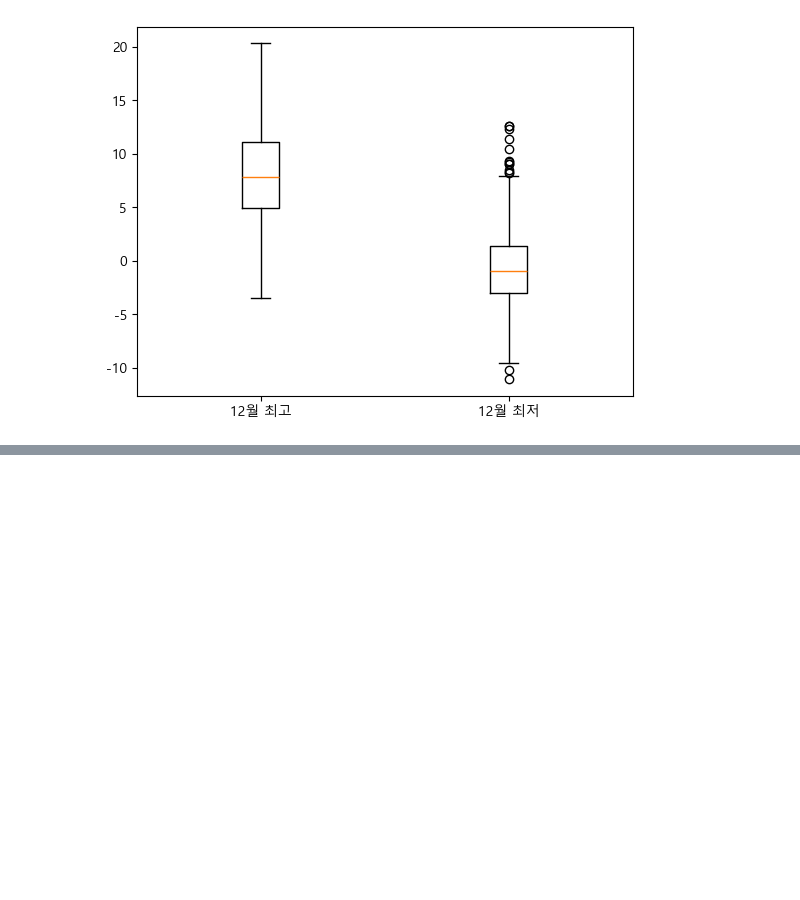
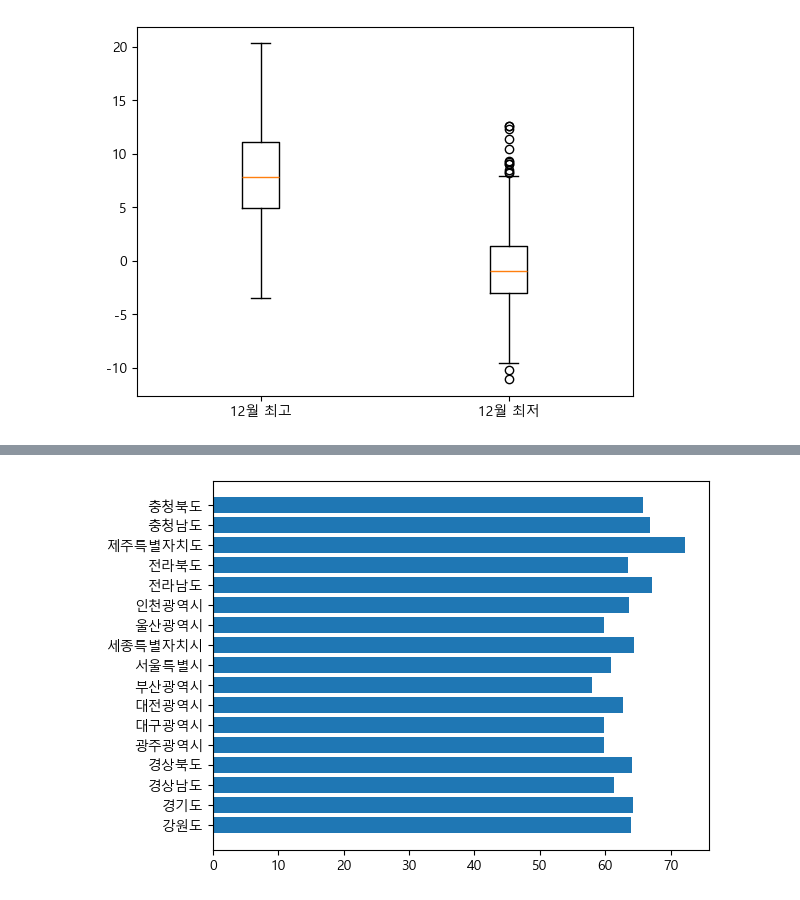
Before and after one commit to 2013je/Python_jpnb, a Jupyter notebook: 4.Matplotlib.ipynb, the cells around one changed output, grey strips where cells are left out. Saved outputs shown, nothing was run; the diff lists cells and outputs as text; code cells hidden in the pictures; blank space fills up the shorter version.

```diff
--- a/4.Matplotlib.ipynb
+++ b/4.Matplotlib.ipynb
@@ -345,0 +529,6 @@ plt.show()
+# %%
+# 수평 막대바 그리기
+plt.barh(x,y)
+plt.show()
+# %% [output]
+[figure, added]
```
Also changed, not shown: parts of 26 cells of this notebook, 3 other files.
